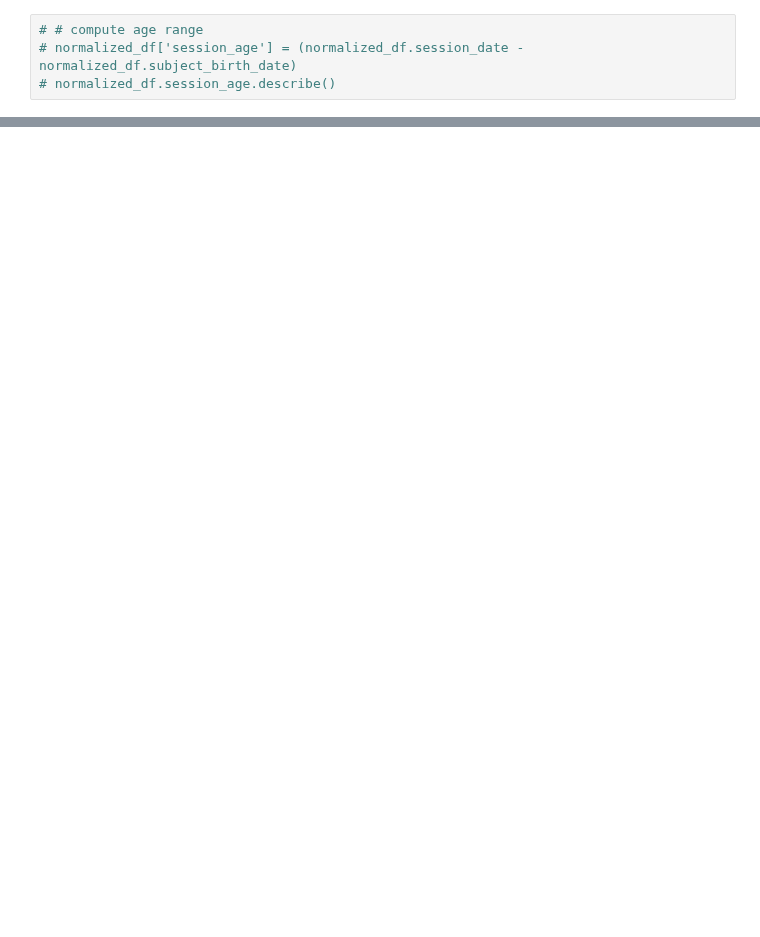
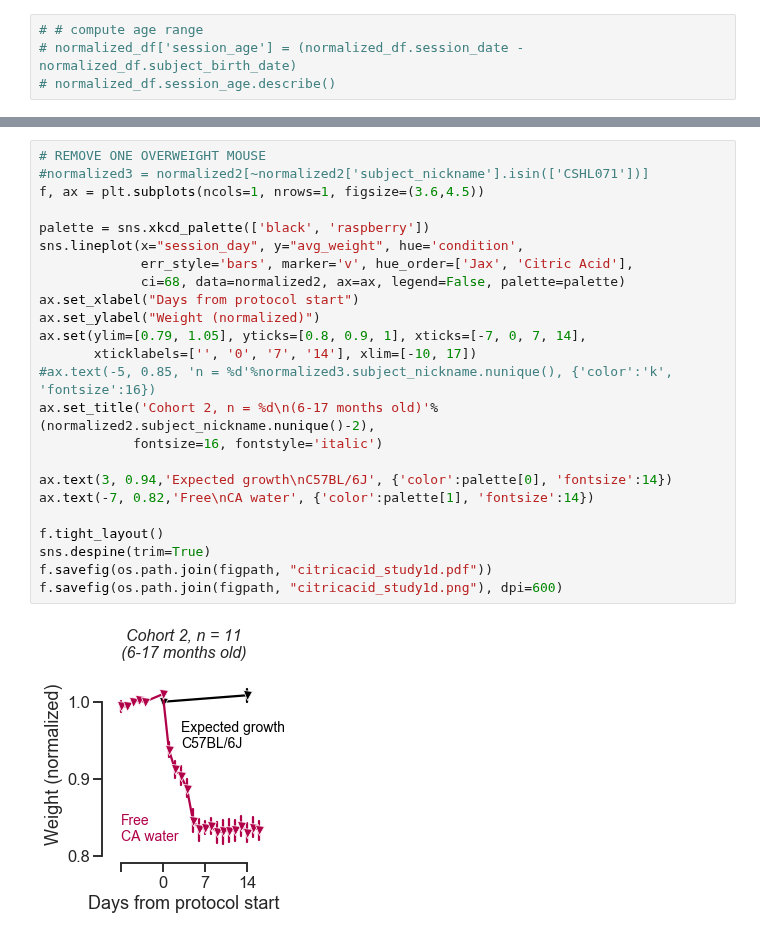
Before and after one commit to int-brain-lab/citricAcid, a Jupyter notebook: weigths_churchland_3cages.ipynb, the cells around one changed output, grey strips where cells are left out. Saved outputs shown, nothing was run; the diff lists cells and outputs as text; blank space fills up the shorter version.

```diff
--- a/weigths_churchland_3cages.ipynb
+++ b/weigths_churchland_3cages.ipynb
@@ -115,0 +148,26 @@ See the caveats in the documentation: https://pandas.pydata.org/pandas-docs/stab
+# %%
+# REMOVE ONE OVERWEIGHT MOUSE
+#normalized3 = normalized2[~normalized2['subject_nickname'].isin(['CSHL071'])]
+f, ax = plt.subplots(ncols=1, nrows=1, figsize=(3.6,4.5))
+
+palette = sns.xkcd_palette(['black', 'raspberry'])
+sns.lineplot(x="session_day", y="avg_weight", hue='condition',
+             err_style='bars', marker='v', hue_order=['Jax', 'Citric Acid'],
+             ci=68, data=normalized2, ax=ax, legend=False, palette=palette)
+ax.set_xlabel("Days from protocol start")
+ax.set_ylabel("Weight (normalized)")
+ax.set(ylim=[0.79, 1.05], yticks=[0.8, 0.9, 1], xticks=[-7, 0, 7, 14],
+       xticklabels=['', '0', '7', '14'], xlim=[-10, 17])
+#ax.text(-5, 0.85, 'n = %d'%normalized3.subject_nickname.nunique(), {'color':'k', 'fontsize':16})
+ax.set_title('Cohort 2, n = %d\n(6-17 months old)'%(normalized2.subject_nickname.nunique()-2),
+            fontsize=16, fontstyle='italic')
+
+ax.text(3, 0.94,'Expected growth\nC57BL/6J', {'color':palette[0], 'fontsize':14})
+ax.text(-7, 0.82,'Free\nCA water', {'color':palette[1], 'fontsize':14})
+
+f.tight_layout()
+sns.despine(trim=True)
+f.savefig(os.path.join(figpath, "citricacid_study1d.pdf"))
+f.savefig(os.path.join(figpath, "citricacid_study1d.png"), dpi=600)
+# %% [output]
+[figure, added]
```
Also changed, not shown: parts of 11 cells of this notebook, 10 other files.
